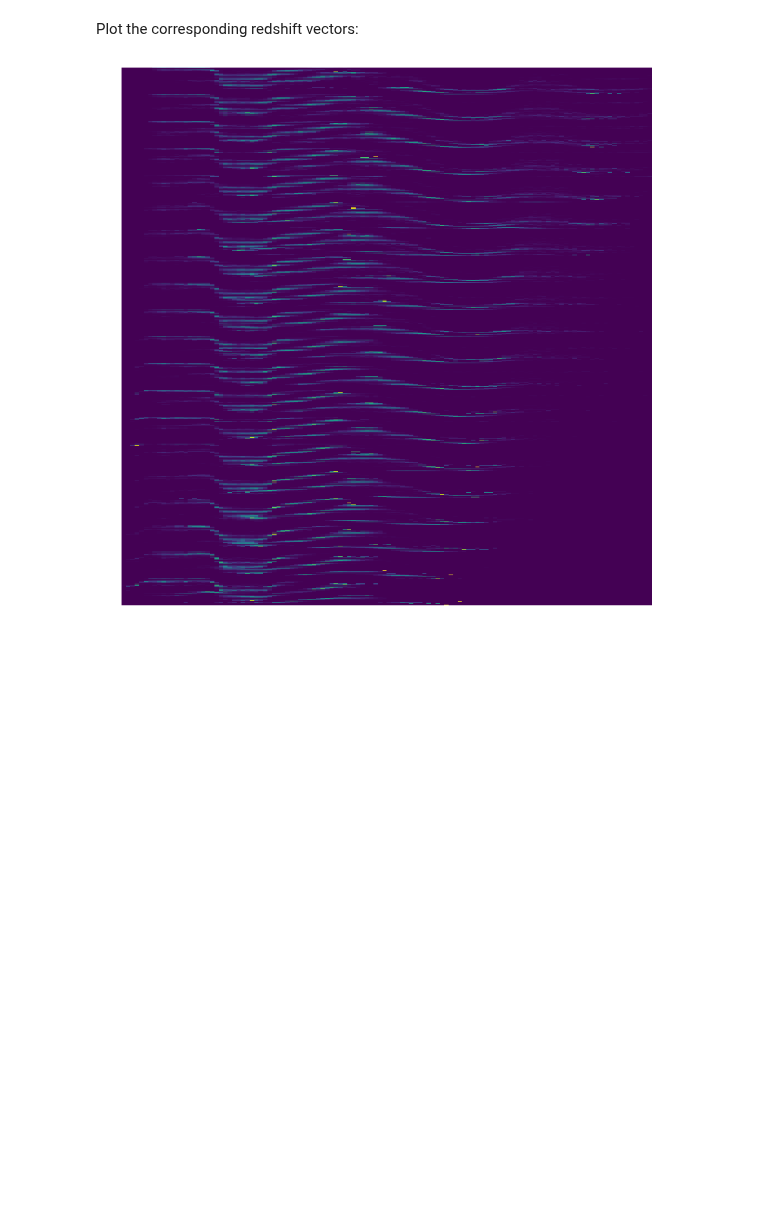
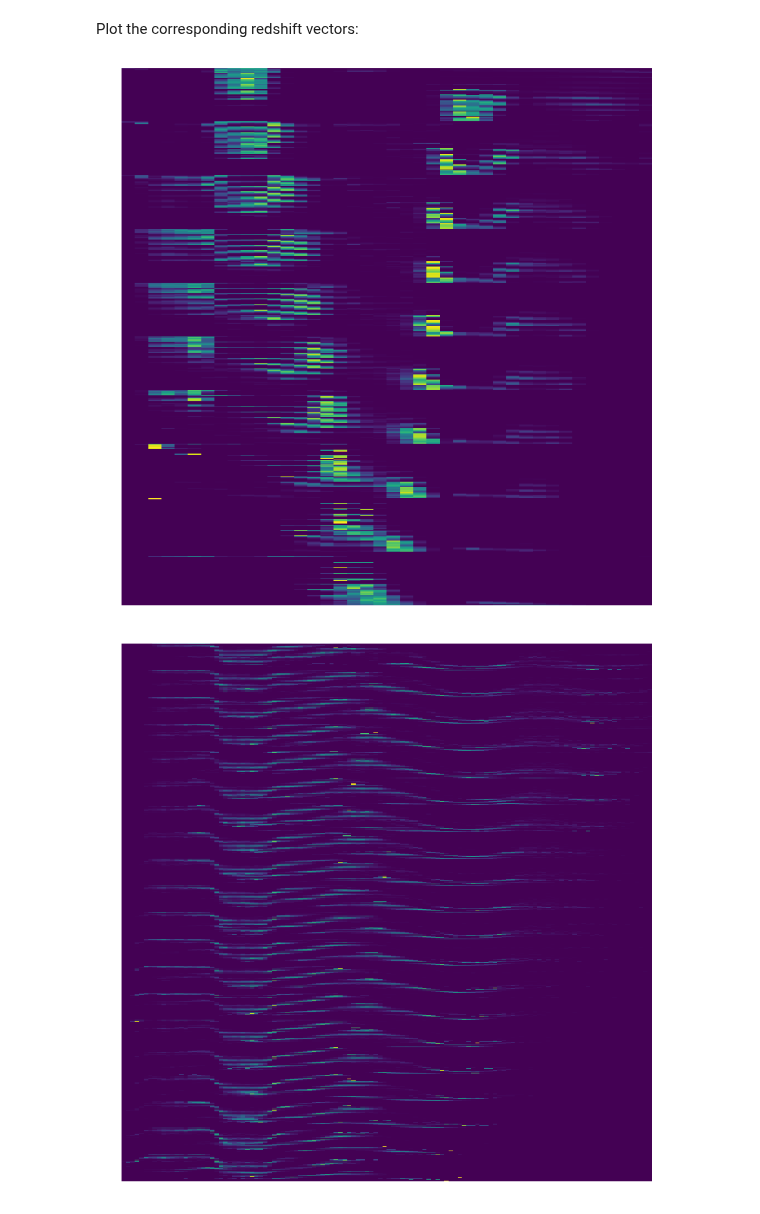
Before and after one commit to dkirkby/zotbin, a Jupyter notebook: Group.ipynb, the cells around one changed output. Saved outputs shown, nothing was run; the diff lists cells and outputs as text; code cells hidden in the pictures; blank space fills up the shorter version.

```diff
--- a/Group.ipynb
+++ b/Group.ipynb
@@ -63,5 +100,9 @@ plotfbins(X, npct)
 # %% [markdown]
 Plot the  corresponding redshift vectors:
+# %%
+plotzvecs(X, z,  zedges, npct)
+# %% [output]
+[figure, added]
 # %%
 plotzvecs(X, z,  zedges, npct)
 # %% [output]
```
Also changed, not shown: parts of 25 cells of this notebook, 1 other file.
